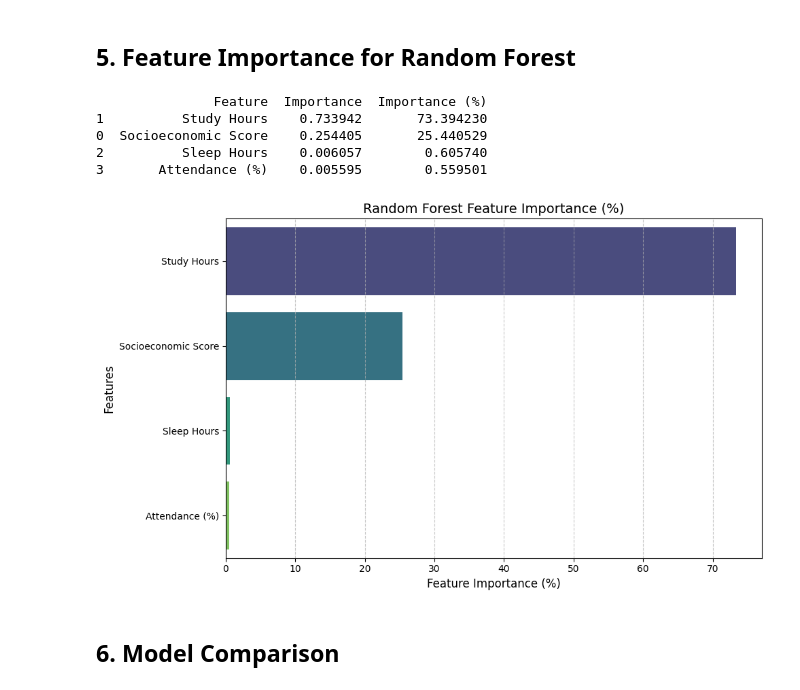
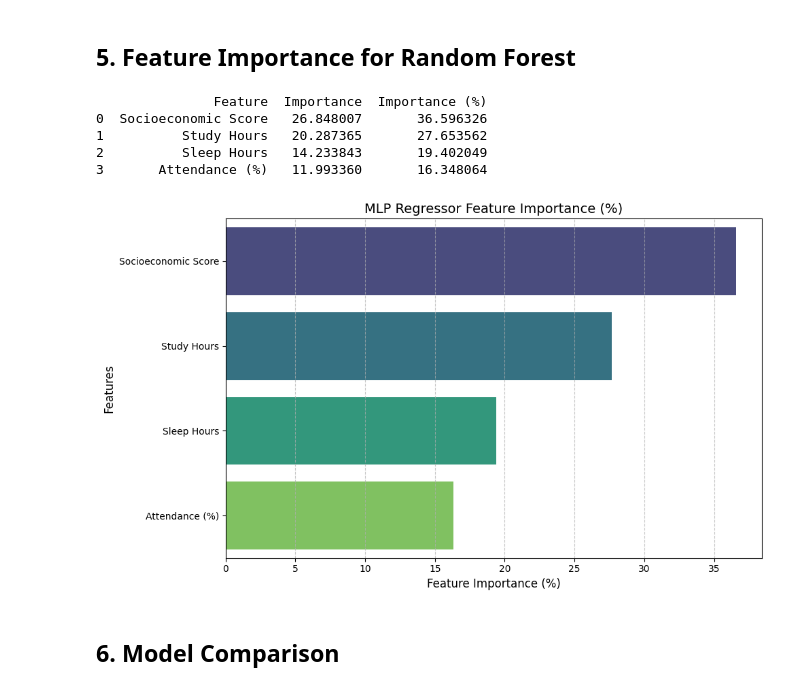
Before and after one commit to rezkysyaputra/Predict-Student-Performance, a Jupyter notebook: Pendekatan_Berbasis_Data_untuk_Memprediksi_Nilai_Siswa_Berdasarkan_Faktor_Faktor_Utama_Belajar.ipynb, the cells around one changed output. Cells and saved outputs as stored; diff of their text form; code cells hidden in the pictures.

```diff
--- a/Pendekatan_Berbasis_Data_untuk_Memprediksi_Nilai_Siswa_Berdasarkan_Faktor_Faktor_Utama_Belajar.ipynb
+++ b/Pendekatan_Berbasis_Data_untuk_Memprediksi_Nilai_Siswa_Berdasarkan_Faktor_Faktor_Utama_Belajar.ipynb
@@ -207,27 +208,36 @@ Average CV R2 score: 0.99 (+/- 0.00)
 ## 5.  Feature Importance for Random Forest
 # %%
+# Feature Importance for MLP Regressor
+mlp_model = models['MLP Regressor']
+
+# Calculate feature importance by averaging absolute weights connected to the input layer
+feature_importance_mlp = pd.DataFrame({'Feature': features, 'Importance': abs(mlp_model.coefs_[0]).sum(axis=1)})
+
+# Sort by importance
+feature_importance_mlp = feature_importance_mlp.sort_values(by='Importance', ascending=False)
+
 # Calculate feature importance percentages
-feature_importance['Importance (%)'] = (feature_importance['Importance'] / feature_importance['Importance'].sum()) * 100
+feature_importance_mlp['Importance (%)'] = (feature_importance_mlp['Importance'] / feature_importance_mlp['Importance'].sum()) * 100
 
 # Display the feature importance with percentages
-print(feature_importance)
+print(feature_importance_mlp)
 
 # Visualize Feature Importance with percentages
 plt.figure(figsize=(10, 6))
-sns.barplot(x='Importance (%)', y='Feature', data=feature_importance, palette='viridis')
-plt.title('Random Forest Feature Importance (%)', fontsize=14)
+sns.barplot(x='Importance (%)', y='Feature', data=feature_importance_mlp, palette='viridis')
+plt.title('MLP Regressor Feature Importance (%)', fontsize=14)
 plt.xlabel('Feature Importance (%)', fontsize=12)
 plt.ylabel('Features', fontsize=12)
 plt.grid(axis='x', linestyle='--', alpha=0.7)
 plt.tight_layout()
 plt.show()
 # %% [output]
                Feature  Importance  Importance (%)
-1          Study Hours    0.733942       73.394230
-0  Socioeconomic Score    0.254405       25.440529
-2          Sleep Hours    0.006057        0.605740
-3       Attendance (%)    0.005595        0.559501
+0  Socioeconomic Score   26.848007       36.596326
+1          Study Hours   20.287365       27.653562
+2          Sleep Hours   14.233843       19.402049
+3       Attendance (%)   11.993360       16.348064
-[figure, old version]
+[figure, new version]
 # %% [markdown]
 ## 6.  Model Comparison
 # %%
```
